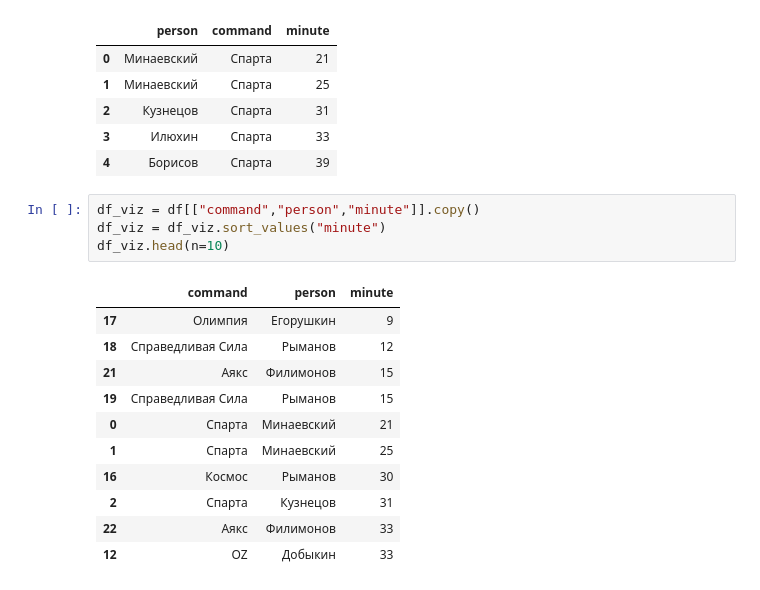
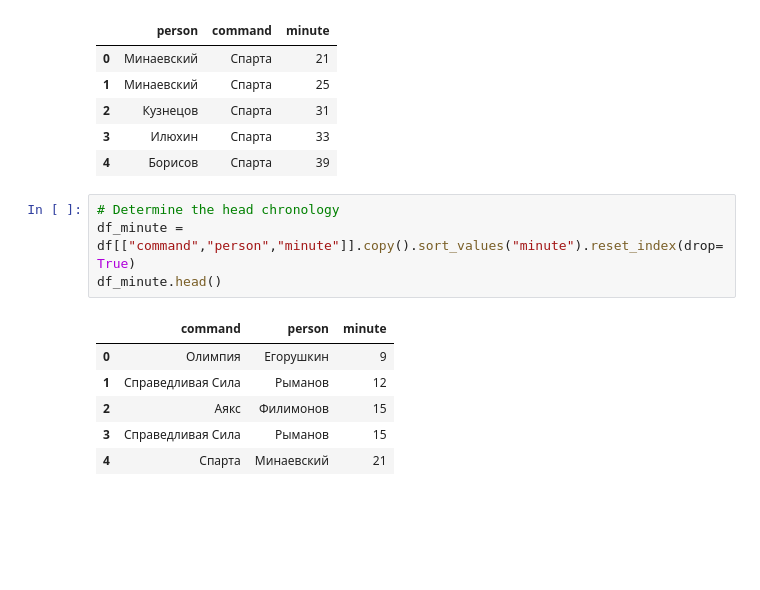
Before and after one commit to IsFilimonov/VisualizationProjects, a Jupyter notebook: Parallel Sets/Example.ipynb, the cells around one changed output. Cells and saved outputs as stored; diff of their text form; blank space fills up the shorter version.

```diff
--- a/Parallel Sets/Example.ipynb
+++ b/Parallel Sets/Example.ipynb
@@ -24,18 +26,13 @@ df.head()
 | 3 | Илюхин | Спарта | 33 |
 | 4 | Борисов | Спарта | 39 |
 # %%
-df_viz = df[["command","person","minute"]].copy()
-df_viz = df_viz.sort_values("minute")
-df_viz.head(n=10)
+# Determine the head chronology
+df_minute = df[["command","person","minute"]].copy().sort_values("minute").reset_index(drop=True)
+df_minute.head()
 # %% [output]
 |  | command | person | minute |
-| 17 | Олимпия | Егорушкин | 9 |
-| 18 | Справедливая Сила | Рыманов | 12 |
-| 21 | Аякс | Филимонов | 15 |
-| 19 | Справедливая Сила | Рыманов | 15 |
-| 0 | Спарта | Минаевский | 21 |
-| 1 | Спарта | Минаевский | 25 |
-| 16 | Космос | Рыманов | 30 |
-| 2 | Спарта | Кузнецов | 31 |
-| 22 | Аякс | Филимонов | 33 |
-| 12 | OZ | Добыкин | 33 |
+| 0 | Олимпия | Егорушкин | 9 |
+| 1 | Справедливая Сила | Рыманов | 12 |
+| 2 | Аякс | Филимонов | 15 |
+| 3 | Справедливая Сила | Рыманов | 15 |
+| 4 | Спарта | Минаевский | 21 |
```
Also changed, not shown: parts of 5 cells of this notebook.
